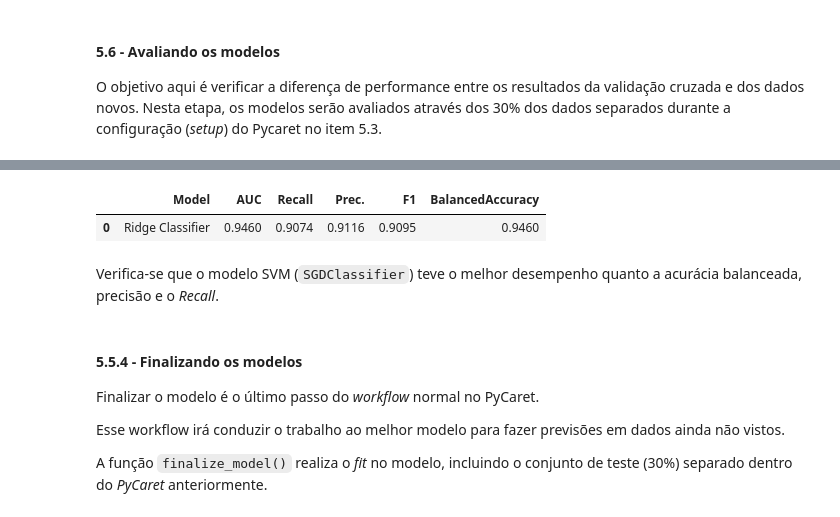
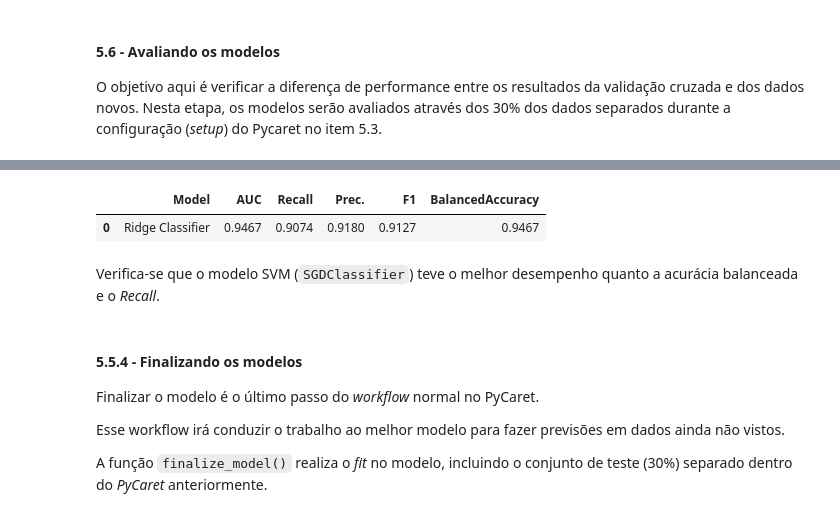
Before and after one commit to guilherme-beserra/TCC---PUC-Minas, a Jupyter notebook: Classificação para predição de vítima fatal em acidente aéreo.ipynb, the cells around one changed output, grey strips where cells are left out. Saved outputs shown, nothing was run; the diff lists cells and outputs as text; code cells hidden in the pictures.

```diff
--- a/Classificação para predição de vítima fatal em acidente aéreo.ipynb
+++ b/Classificação para predição de vítima fatal em acidente aéreo.ipynb
@@ -2052,11 +2031,11 @@ predict_model(tuned_lda);
 # %%
 # fazendo previsões no modelo Ridge Classifier
-predict_model(ridge);
+predict_model(tuned_ridge);
 # %% [output]
 |  | Model | AUC | Recall | Prec. | F1 | BalancedAccuracy |
-| 0 | Ridge Classifier | 0.9460 | 0.9074 | 0.9116 | 0.9095 | 0.9460 |
+| 0 | Ridge Classifier | 0.9467 | 0.9074 | 0.9180 | 0.9127 | 0.9467 |
 # %% [markdown]
-Verifica-se que o modelo SVM (`SGDClassifier`) teve o melhor desempenho quanto a acurácia balanceada, precisão e o *Recall*.
+Verifica-se que o modelo SVM (`SGDClassifier`) teve o melhor desempenho quanto a acurácia balanceada e o *Recall*.
 # %% [markdown]
 #### 5.5.4 - Finalizando os modelos
 
```
Also changed, not shown: parts of 27 cells of this notebook.
